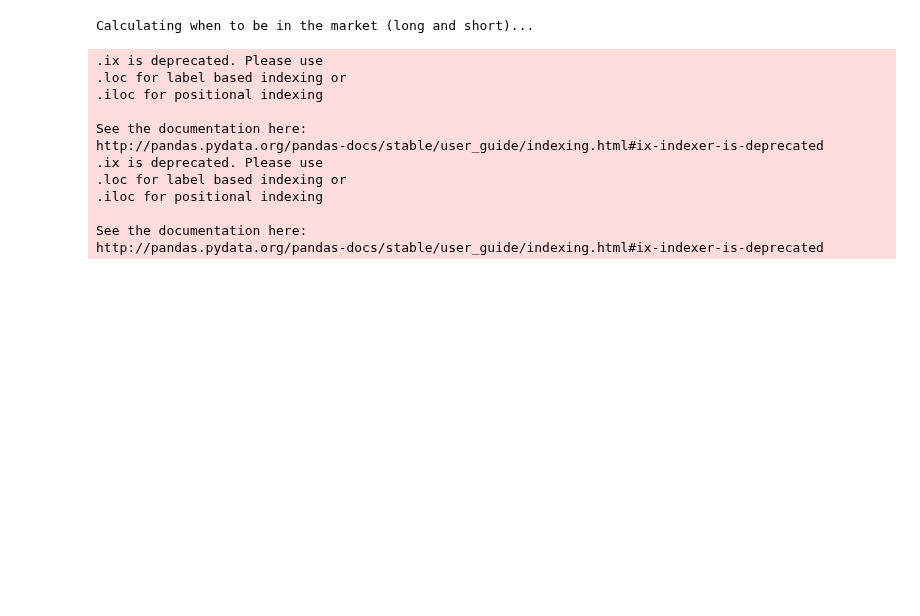
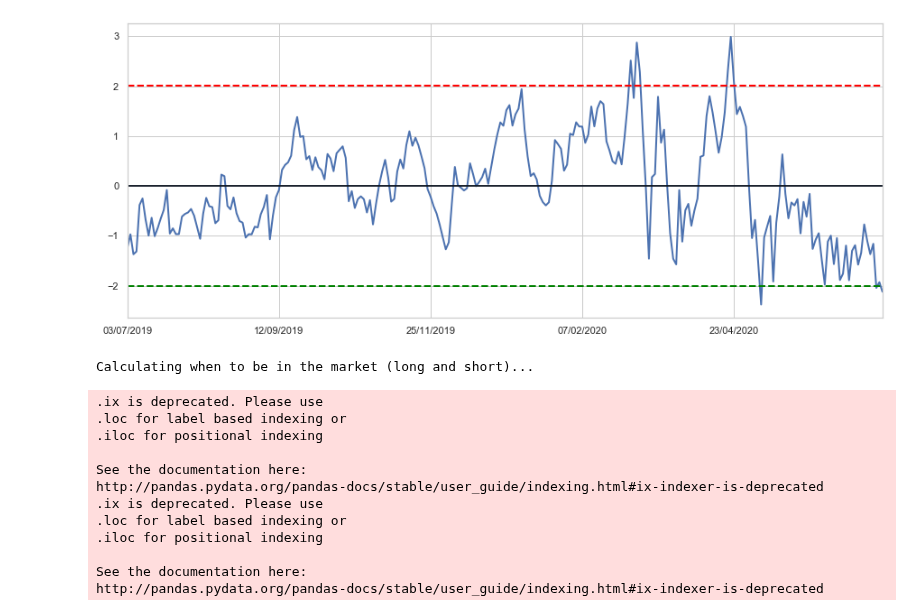
Before and after one commit to andreolvgomes/long-short-by-cointegration, a Jupyter notebook: Pairs-BackTests.ipynb, the cells around one changed output. Drawn from its saved outputs; the diff is of its cells as text; code cells hidden in the pictures; blank space fills up the shorter version.

```diff
--- a/Pairs-BackTests.ipynb
+++ b/Pairs-BackTests.ipynb
@@ -92,2 +67,6 @@ Creating the spread/zscore columns...
+# %%
+mult.plot_residue(pairs['zscore'][::-1])
+# %% [output]
+[figure, added]
 # %%
 def create_long_short_market_signals(pairs, symbols, z_entry_threshold=2.0, z_exit_threshold=1.0):
```
Also changed, not shown: parts of 18 cells of this notebook, 13 other files.
